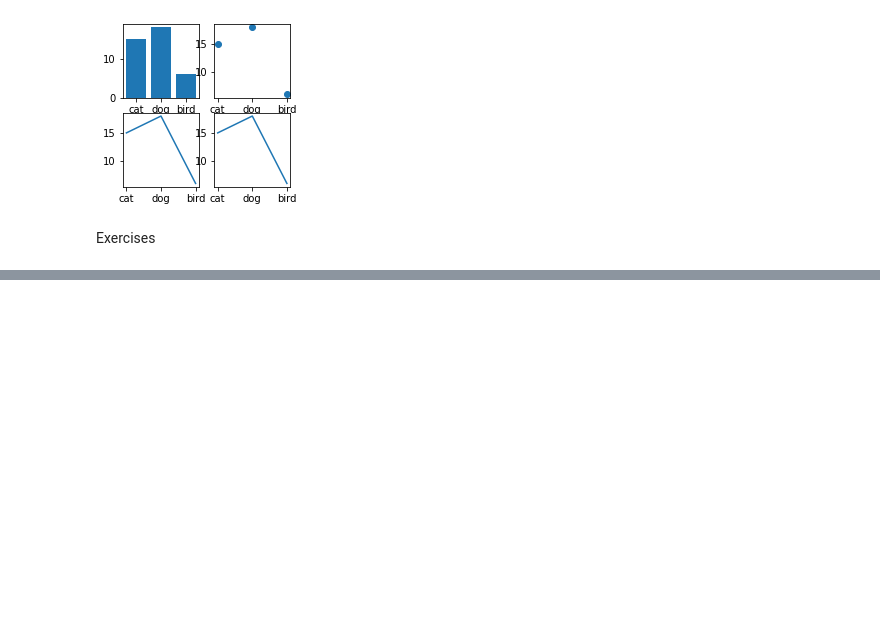
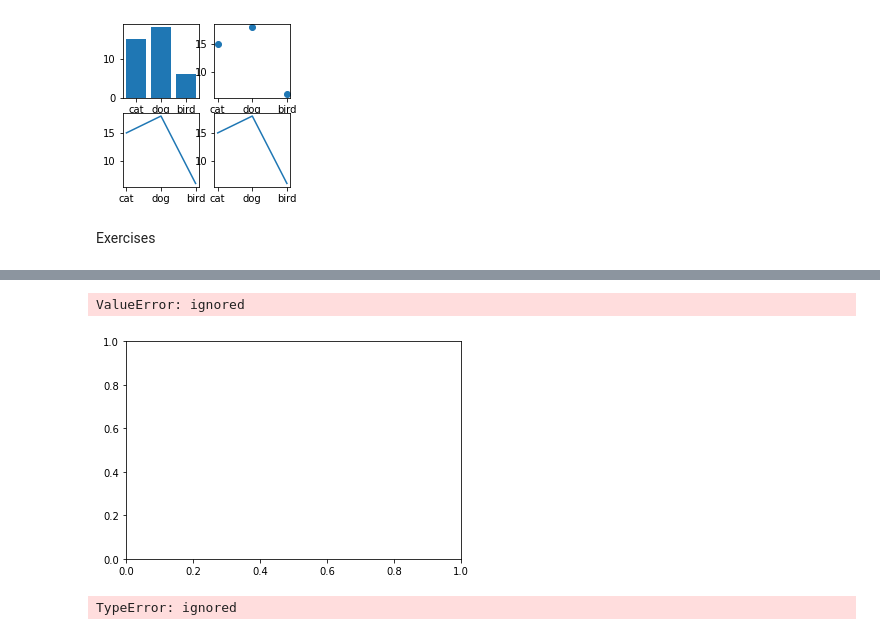
Before and after one commit to lexiwellen/Data-Science, a Jupyter notebook: Wellen_Lab_1.ipynb, the cells around one changed output, grey strips where cells are left out. Saved outputs shown, nothing was run; the diff lists cells and outputs as text; code cells hidden in the pictures; blank space fills up the shorter version.

```diff
--- a/Wellen_Lab_1.ipynb
+++ b/Wellen_Lab_1.ipynb
@@ -331,0 +290,2 @@ plt.show()
+# %%
+x = np.linspace(-10,10)
@@ -331,0 +308,10 @@ plt.show()
+# %%
+y = 10*x + 7
+# %%
+plt.plot(x,y)
+plt.title("Graph 1");
+plt.xlabel("x");
+plt.ylabel("y");
+# %% [output]
+ValueError: ignored
+[figure, added]
@@ -331,0 +320,4 @@ plt.show()
+# %%
+y = -3*x - 12
+# %% [output]
+TypeError: ignored
```
Also changed, not shown: parts of 10 cells of this notebook.
